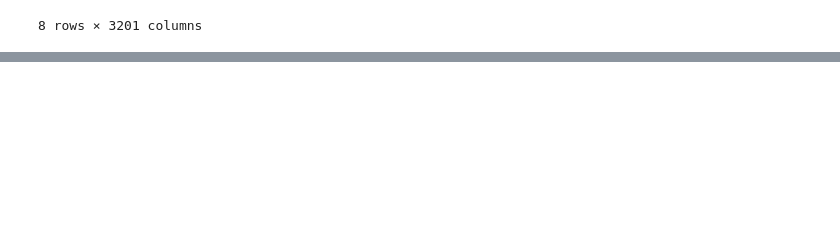
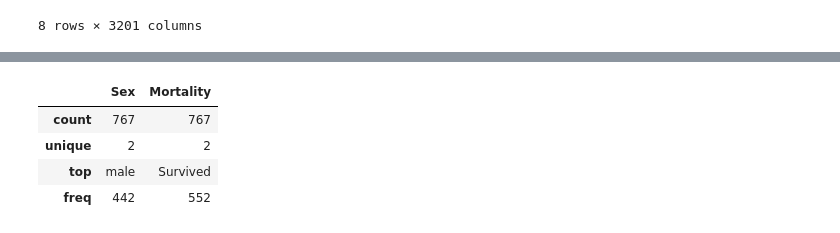
Before and after one commit to shakil2490/Sepsis_Mortality_Prediction_Transcriptomics_ML, a Jupyter notebook: sepsis_mortality_prediction.ipynb, the cells around one changed output, grey strips where cells are left out. Saved outputs shown, nothing was run; the diff lists cells and outputs as text; code cells hidden in the pictures; blank space fills up the shorter version.

```diff
--- a/sepsis_mortality_prediction.ipynb
+++ b/sepsis_mortality_prediction.ipynb
@@ -86,0 +120,9 @@ data.describe()
+# %%
+# summarize the categorical data
+data.describe(include='object')
+# %% [output]
+|  | Sex | Mortality |
+| count | 767 | 767 |
+| unique | 2 | 2 |
+| top | male | Survived |
+| freq | 442 | 552 |
```
Also changed, not shown: parts of 5 cells of this notebook, 1 other file.
